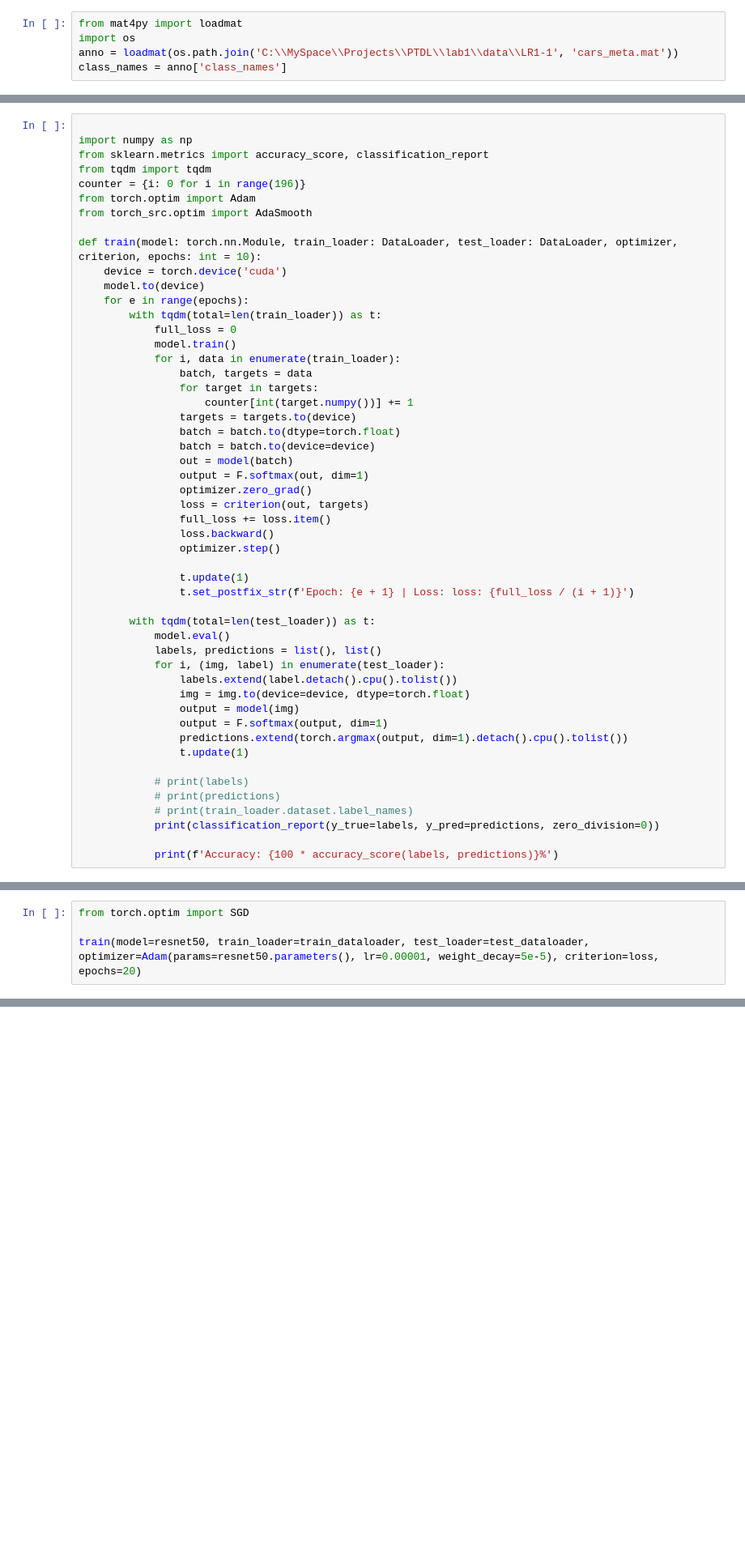
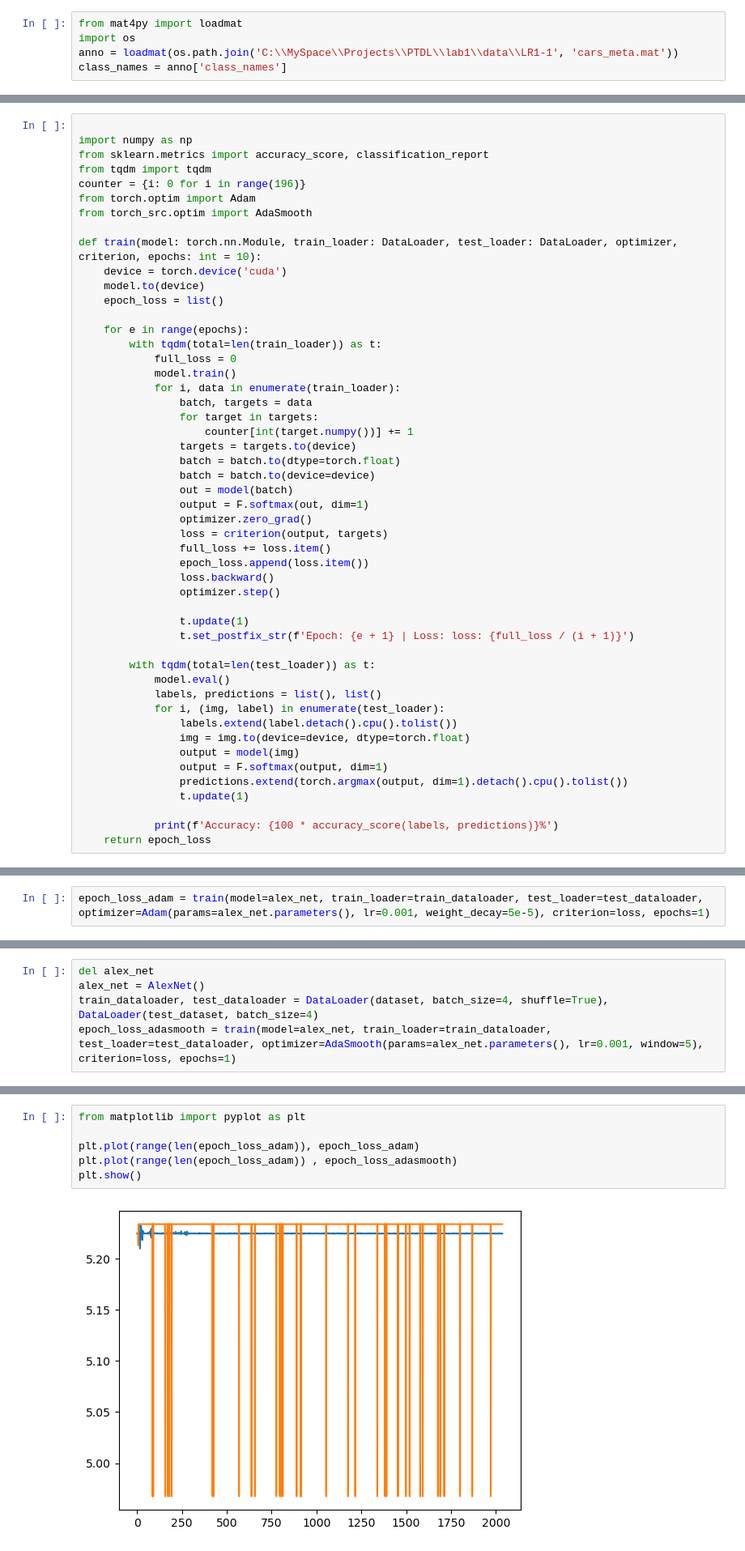
Before and after one commit to paNoNi/PTDL, a Jupyter notebook: lab1/torch_alexnet.ipynb, the cells around one changed output, grey strips where cells are left out. Shown: that part at 81% size. Cells and saved outputs as stored; diff of their text form; blank space fills up the shorter version.

```diff
--- a/lab1/torch_alexnet.ipynb
+++ b/lab1/torch_alexnet.ipynb
@@ -104,6 +98,8 @@ from torch_src.optim import AdaSmooth
 def train(model: torch.nn.Module, train_loader: DataLoader, test_loader: DataLoader, optimizer, criterion, epochs: int = 10):
     device = torch.device('cuda')
     model.to(device)
+    epoch_loss = list()
+
     for e in range(epochs):
         with tqdm(total=len(train_loader)) as t:
             full_loss = 0
@@ -118,8 +114,9 @@ def train(model: torch.nn.Module, train_loader: DataLoader, test_loader: DataLoa
                 out = model(batch)
                 output = F.softmax(out, dim=1)
                 optimizer.zero_grad()
-                loss = criterion(out, targets)
+                loss = criterion(output, targets)
                 full_loss += loss.item()
+                epoch_loss.append(loss.item())
                 loss.backward()
                 optimizer.step()
 
@@ -137,10 +134,6 @@ def train(model: torch.nn.Module, train_loader: DataLoader, test_loader: DataLoa
                 predictions.extend(torch.argmax(output, dim=1).detach().cpu().tolist())
                 t.update(1)
 
-            # print(labels)
-            # print(predictions)
-            # print(train_loader.dataset.label_names)
-            print(classification_report(y_true=labels, y_pred=predictions, zero_division=0))
-
             print(f'Accuracy: {100 * accuracy_score(labels, predictions)}%')
+    return epoch_loss
 # %%
@@ -150,5 +143,3 @@ criterion = CrossEntropyLoss()
 # %%
-from torch.optim import SGD
-
-train(model=resnet50, train_loader=train_dataloader, test_loader=test_dataloader, optimizer=Adam(params=resnet50.parameters(), lr=0.00001, weight_decay=5e-5), criterion=loss, epochs=20)
+epoch_loss_adam = train(model=alex_net, train_loader=train_dataloader, test_loader=test_dataloader, optimizer=Adam(params=alex_net.parameters(), lr=0.001, weight_decay=5e-5), criterion=loss, epochs=1)
 # %% [output]
@@ -264,0 +147,5 @@ train(model, mnist_loader, mnist_loader, optimizer, 1)
+# %%
+del alex_net
+alex_net = AlexNet()
+train_dataloader, test_dataloader = DataLoader(dataset, batch_size=4, shuffle=True), DataLoader(test_dataset, batch_size=4)
+epoch_loss_adasmooth = train(model=alex_net, train_loader=train_dataloader, test_loader=test_dataloader, optimizer=AdaSmooth(params=alex_net.parameters(), lr=0.001, window=5), criterion=loss, epochs=1)
@@ -264,0 +154,8 @@ train(model, mnist_loader, mnist_loader, optimizer, 1)
+# %%
+from matplotlib import pyplot as plt
+
+plt.plot(range(len(epoch_loss_adam)), epoch_loss_adam)
+plt.plot(range(len(epoch_loss_adam)) , epoch_loss_adasmooth)
+plt.show()
+# %% [output]
+[figure, added]
```
Also changed, not shown: parts of 26 cells of this notebook, 4 other files.
